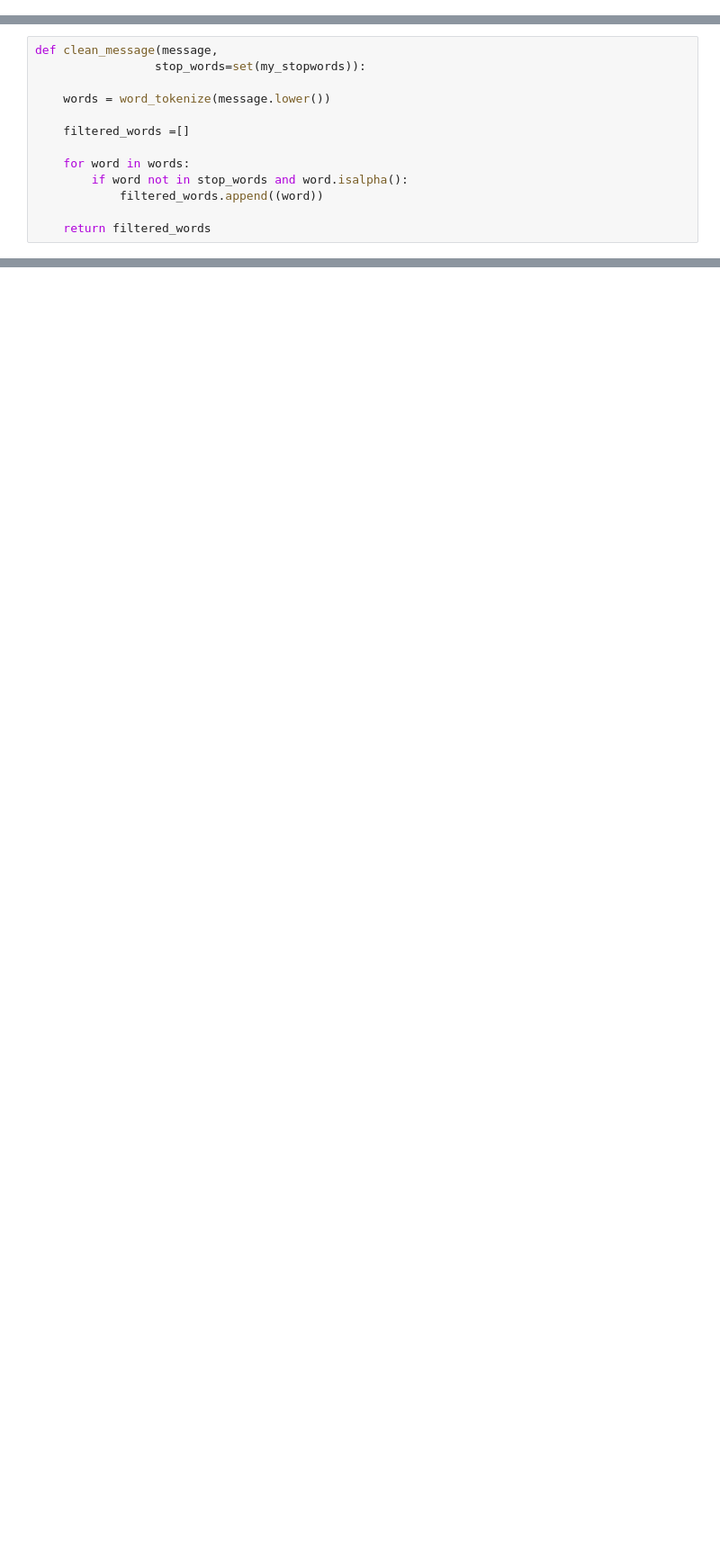
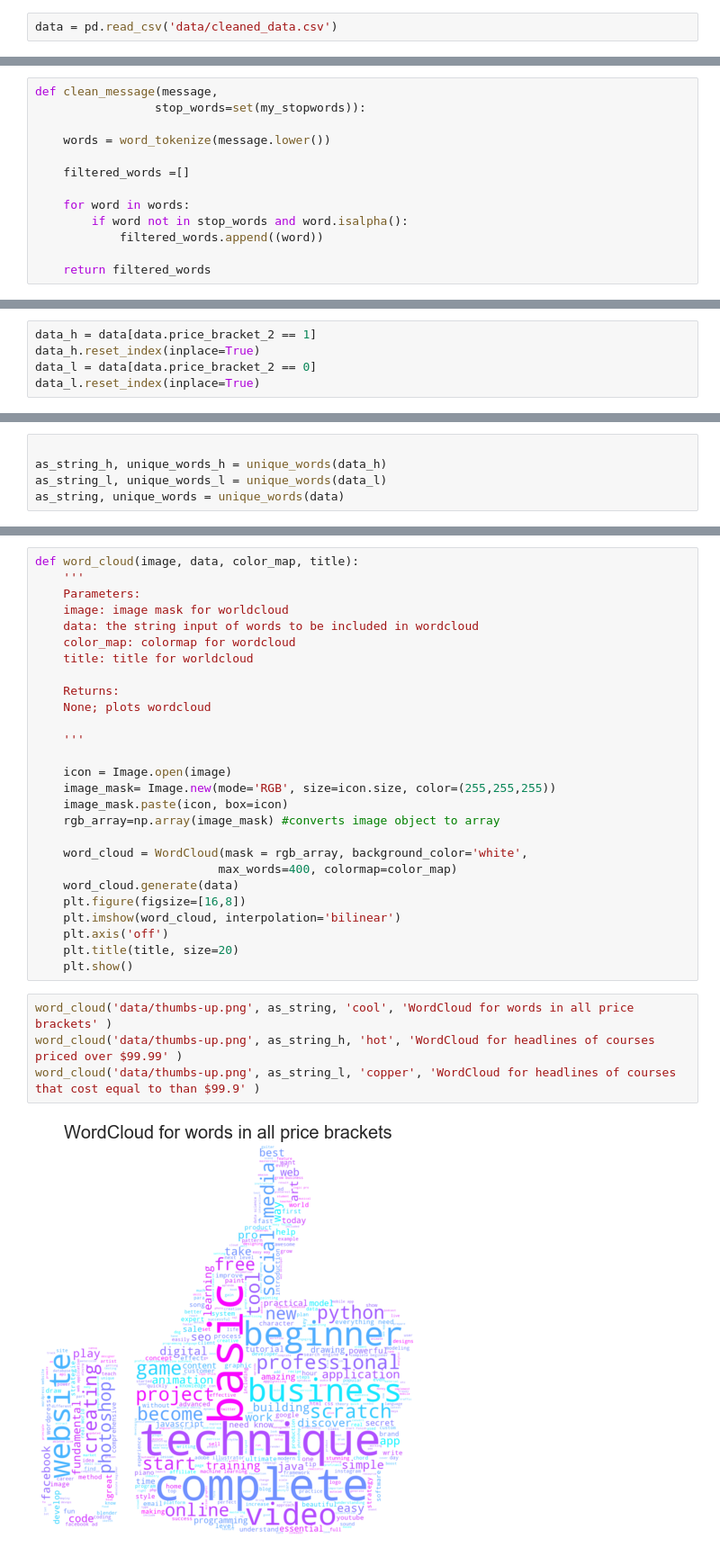
Before and after one commit to MariumS/NLP_Udemy_API, a Jupyter notebook: Full_Notebook.ipynb, the cells around one changed output, grey strips where cells are left out. Shown at 90% size. Saved outputs shown, nothing was run; the diff lists cells and outputs as text; blank space fills up the shorter version.

```diff
--- a/Full_Notebook.ipynb
+++ b/Full_Notebook.ipynb
@@ -364,0 +416,2 @@ data.describe()
+# %%
+data = pd.read_csv('data/cleaned_data.csv')
@@ -633,0 +455,5 @@ the baseline accuracy would be 33%
+# %%
+data_h = data[data.price_bracket_2 == 1]
+data_h.reset_index(inplace=True)
+data_l = data[data.price_bracket_2 == 0]
+data_l.reset_index(inplace=True)
@@ -633,0 +483,5 @@ the baseline accuracy would be 33%
+# %%
+
+as_string_h, unique_words_h = unique_words(data_h)
+as_string_l, unique_words_l = unique_words(data_l)
+as_string, unique_words = unique_words(data)
@@ -633,0 +534,33 @@ the baseline accuracy would be 33%
+# %%
+def word_cloud(image, data, color_map, title):
+    '''
+    Parameters:
+    image: image mask for worldcloud
+    data: the string input of words to be included in wordcloud
+    color_map: colormap for wordcloud
+    title: title for worldcloud
+
+    Returns:
+    None; plots wordcloud
+
+    '''
+
+    icon = Image.open(image)
+    image_mask= Image.new(mode='RGB', size=icon.size, color=(255,255,255))
+    image_mask.paste(icon, box=icon)
+    rgb_array=np.array(image_mask) #converts image object to array
+
+    word_cloud = WordCloud(mask = rgb_array, background_color='white',
+                          max_words=400, colormap=color_map)
+    word_cloud.generate(data)
+    plt.figure(figsize=[16,8])
+    plt.imshow(word_cloud, interpolation='bilinear')
+    plt.axis('off')
+    plt.title(title, size=20)
+    plt.show()
+# %%
+word_cloud('data/thumbs-up.png', as_string, 'cool', 'WordCloud for words in all price brackets' )
+word_cloud('data/thumbs-up.png', as_string_h, 'hot', 'WordCloud for headlines of courses priced over $99.99' )
+word_cloud('data/thumbs-up.png', as_string_l, 'copper', 'WordCloud for headlines of courses that cost equal to than $99.9' )
+# %% [output]
+[figure, added]
```
Also changed, not shown: parts of 109 cells of this notebook.
